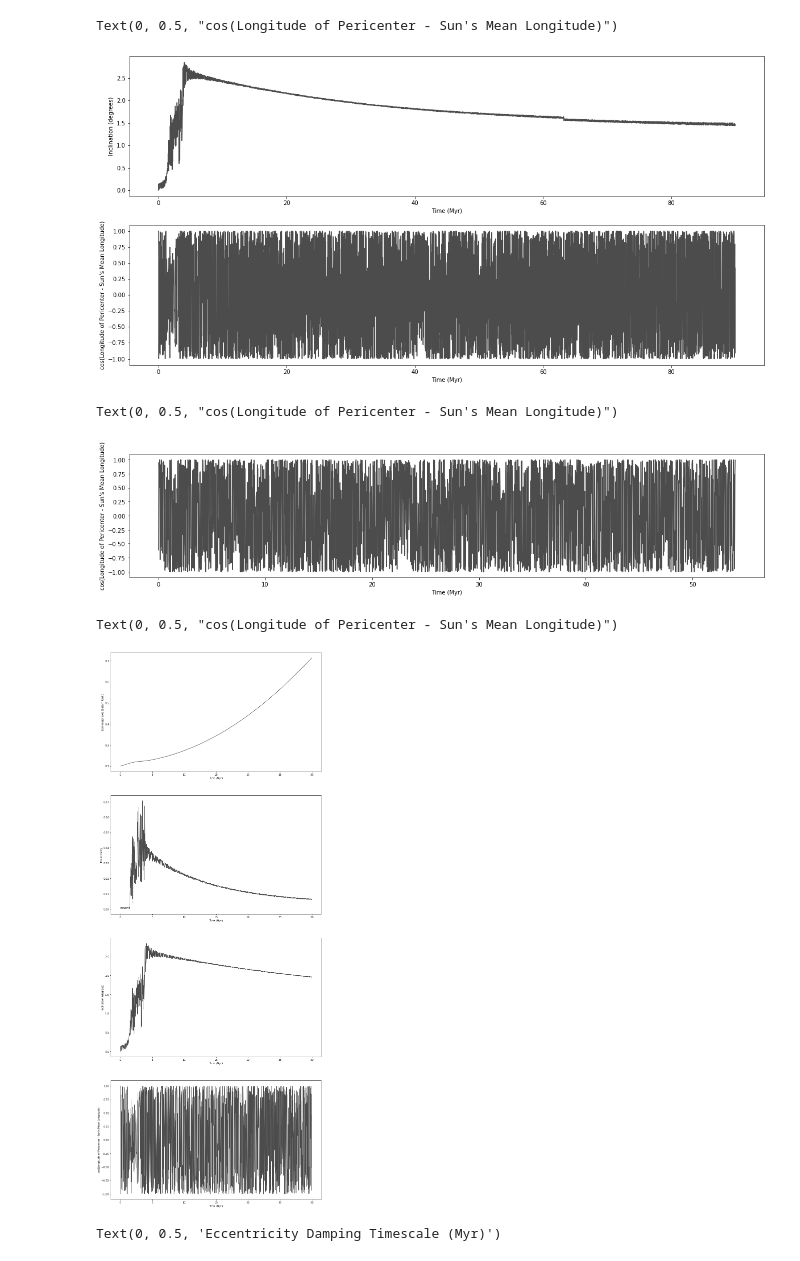
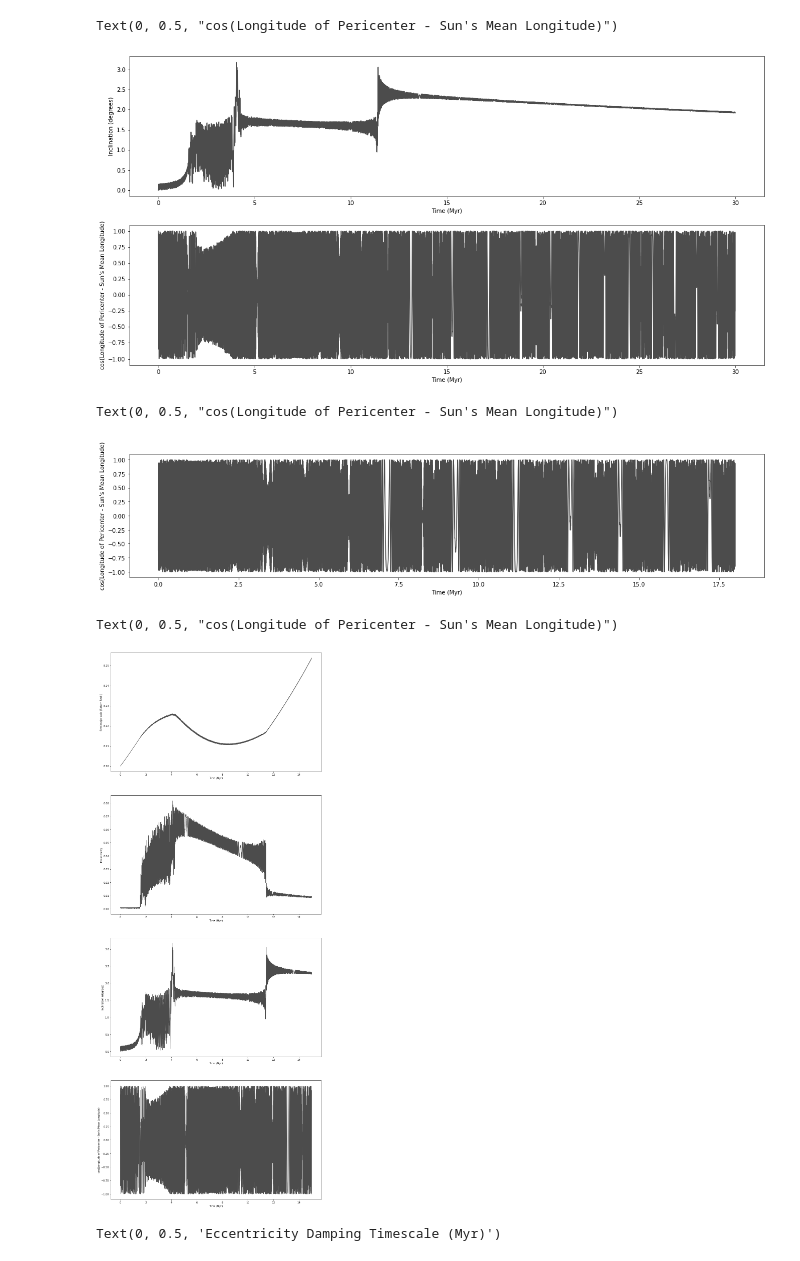
Before and after one commit to hdayuan/F21_JP_Titan-Sims, a Jupyter notebook: plot-titan.ipynb, the cells around one changed output. Cells and saved outputs as stored; diff of their text form; code cells hidden in the pictures.

```diff
--- a/plot-titan.ipynb
+++ b/plot-titan.ipynb
@@ -4,8 +4,8 @@ import numpy as np
 
 # read arguments, and open corresponding output file
 version = 4.3 # version 3 for migration force, 4 for tidal forces, 5 for eccentricity oscillations
-numSamples = 4500
-simTime = 90.
+numSamples = 10000
+simTime = 30.
 ia = 8.2
 
 fa = 12.9
@@ -107,7 +107,7 @@ axs[1].set_xlabel('Time (Myr)')
 axs[1].set_ylabel('cos(Longitude of Pericenter - Sun\'s Mean Longitude)')
 # %% [output]
 Text(0, 0.5, "cos(Longitude of Pericenter - Sun's Mean Longitude)")
-[figure, old version]
+[figure, new version]
 # %%
 if version_int == 5:
     fig, axs = plt.subplots(1)
@@ -141,12 +141,12 @@ axs.set_xlabel('Time (Myr)')
 axs.set_ylabel('cos(Longitude of Pericenter - Sun\'s Mean Longitude)')
 # %% [output]
 Text(0, 0.5, "cos(Longitude of Pericenter - Sun's Mean Longitude)")
-[figure, old version]
+[figure, new version]
 # %%
 # plot zoom
 
 start_ratio = 0.
-end_ratio = 0.33333
+end_ratio = 0.5
 
 plotSamplesZ = int(plotSamples * (end_ratio - start_ratio))
 
@@ -161,34 +161,34 @@ t_arrayZ = [0] * plotSamplesZ
 diff_arrayZ = [0] * plotSamplesZ
 
 for i in range(start_i, end_i):
     a_arrayZ[i - start_i] = a_array[i]
     e_arrayZ[i - start_i] = e_array[i]
     i_arrayZ[i - start_i] = i_array[i]
     diff_arrayZ[i - start_i] = diff_array[i]
     t_arrayZ[i - start_i] = t_array[i]
 
 figZ, axsZ = plt.subplots(4)
 
 figZ.set_size_inches(15, 40)
 
 axsZ[0].plot(t_arrayZ,a_arrayZ,color=col)
 axsZ[0].set_xlabel('Time (Myr)')
 axsZ[0].set_ylabel('Semimajor axis (Saturn Radii)')
 
 axsZ[1].plot(t_arrayZ,e_arrayZ,color=col)
 axsZ[1].set_xlabel('Time (Myr)')
 axsZ[1].set_ylabel('Eccentricity')
 
 axsZ[2].plot(t_arrayZ,i_arrayZ,color=col)
 axsZ[2].set_xlabel('Time (Myr)')
 axsZ[2].set_ylabel('Inclination (degrees)')
 
 axsZ[3].plot(t_arrayZ,diff_arrayZ,color=col)
 axsZ[3].set_xlabel('Time (Myr)')
 axsZ[3].set_ylabel('cos(Longitude of Pericenter - Sun\'s Mean Longitude)')
 # %% [output]
 Text(0, 0.5, "cos(Longitude of Pericenter - Sun's Mean Longitude)")
-[figure, old version]
+[figure, new version]
 # %%
 # Plot eccentricity decay timescale over time
 G = 6.67e-11 # G in SI units ****
```
Also changed, not shown: parts of 1 cell of this notebook, 1 other file.
